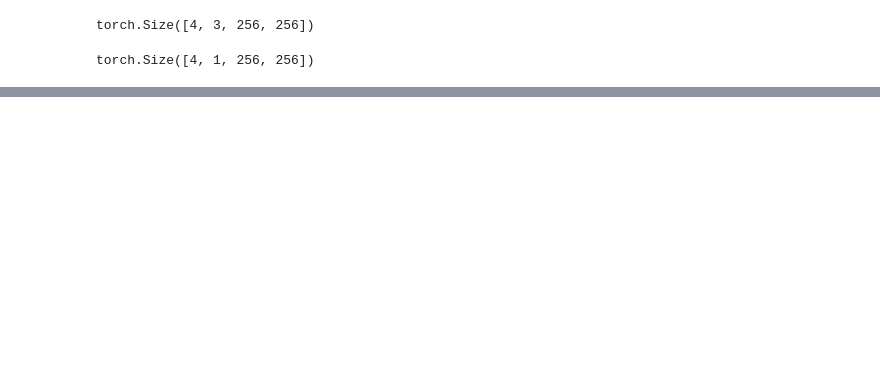
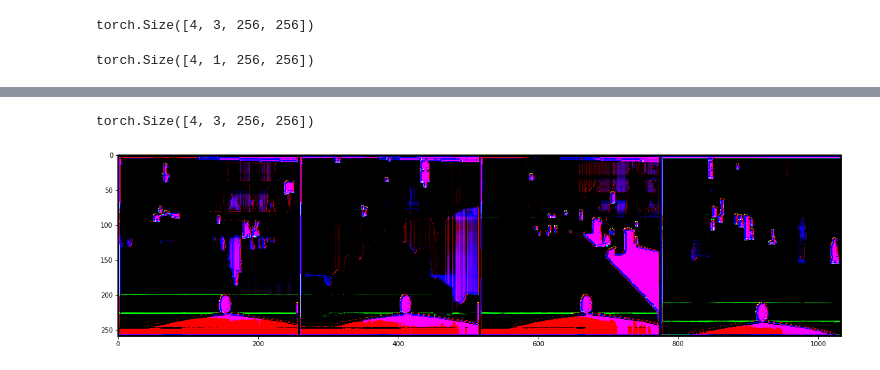
Before and after one commit to KushajveerSingh/SPADE-PyTorch, a Jupyter notebook: main_notebook.ipynb, the cells around one changed output, grey strips where cells are left out. Drawn from its saved outputs; the diff is of its cells as text; code cells hidden in the pictures; blank space fills up the shorter version.

```diff
--- a/main_notebook.ipynb
+++ b/main_notebook.ipynb
@@ -301,9 +291,9 @@ class SPADE(nn.Module):
         # 5. k -> The number of channels that the activation map has (in our case
         # the number of channels that x has in the forward)
         super().__init__()
-        self.conv = nn.Conv2d(1, 128, kernel_size=(3, 3), padding=1)
-        self.conv_gamma = nn.Conv2d(128, k, kernel_size=(3, 3), padding=1)
-        self.conv_beta = nn.Conv2d(128, k, kernel_size=(3, 3), padding=1)
+        self.conv = spectral_norm(nn.Conv2d(1, 128, kernel_size=(3, 3), padding=1))
+        self.conv_gamma = spectral_norm(nn.Conv2d(128, k, kernel_size=(3, 3), padding=1))
+        self.conv_beta = spectral_norm(nn.Conv2d(128, k, kernel_size=(3, 3), padding=1))
 
     def forward(self, x, seg):
         # Store the sizes for easy reference
@@ -351,0 +338,19 @@ out = spadenorm(img, seg)
+# %%
+# Some testing code to see we get desired output
+spade = SPADE(3)
+out = spade(img, seg)
+out.size()
+# %% [output]
+torch.Size([4, 3, 256, 256])
+# %%
+# Plot the resutls for fun
+def imshow(img):
+    img = img.detach().numpy().transpose((1, 2, 0))
+    img = np.clip(img, 0, 1)
+    plt.imshow(img)
+    plt.pause(0.001)
+
+grid_img = make_grid(out, nrow=4)
+imshow(grid_img)
+# %% [output]
+[figure, added]
```
Also changed, not shown: parts of 27 cells of this notebook, 6 other files.
